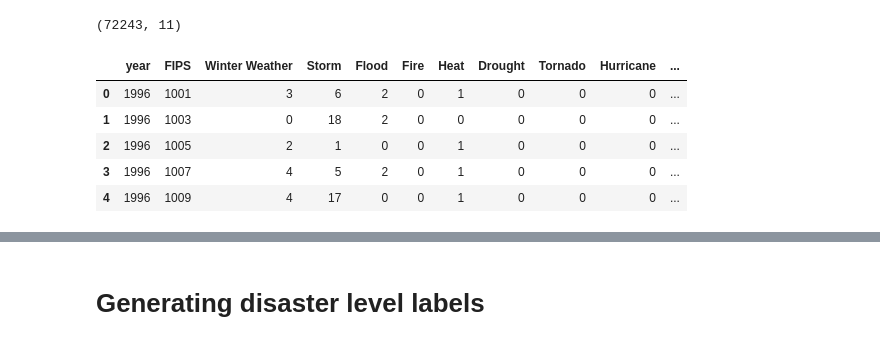
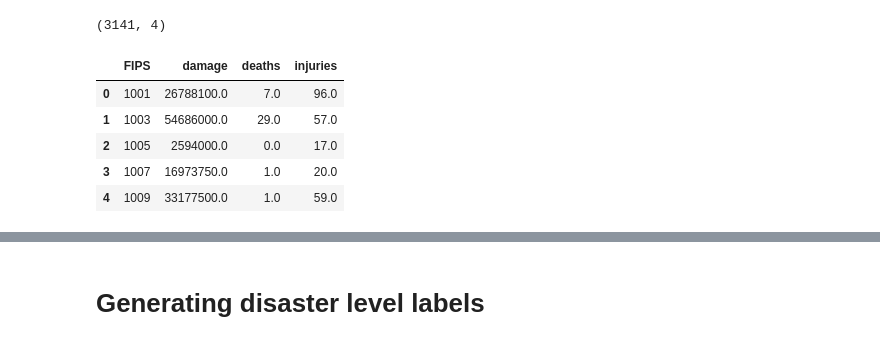
Before and after one commit to labs12-should-i-live-here/DS, a Jupyter notebook: notebooks/DMA6 - Overall disasterness.ipynb, the cells around one changed output, grey strips where cells are left out. Saved outputs shown, nothing was run; the diff lists cells and outputs as text; code cells hidden in the pictures.

Commit message:
new disasterness measures

```diff
--- a/notebooks/DMA6 - Overall disasterness.ipynb
+++ b/notebooks/DMA6 - Overall disasterness.ipynb
@@ -61,11 +62,11 @@ Join the disaster data with the county data and normalize by county area.
 # %%
-disasters = pd.read_csv('../data_output/6__danger/noaa_plus_quakes.csv')
-display(disasters)
+damages = pd.read_csv('../data_output/5__NOAA/damages_by_county.csv')
+display(damages)
 # %% [output]
-(72243, 11)
+(3141, 4)
-|  | year | FIPS | Winter Weather | Storm | Flood | Fire | Heat | Drought | Tornado | Hurricane | ... |
-| 0 | 1996 | 1001 | 3 | 6 | 2 | 0 | 1 | 0 | 0 | 0 | ... |
-| 1 | 1996 | 1003 | 0 | 18 | 2 | 0 | 0 | 0 | 0 | 0 | ... |
-| 2 | 1996 | 1005 | 2 | 1 | 0 | 0 | 1 | 0 | 0 | 0 | ... |
-| 3 | 1996 | 1007 | 4 | 5 | 2 | 0 | 1 | 0 | 0 | 0 | ... |
-| 4 | 1996 | 1009 | 4 | 17 | 0 | 0 | 1 | 0 | 0 | 0 | ... |
+|  | FIPS | damage | deaths | injuries |
+| 0 | 1001 | 26788100.0 | 7.0 | 96.0 |
+| 1 | 1003 | 54686000.0 | 29.0 | 57.0 |
+| 2 | 1005 | 2594000.0 | 0.0 | 17.0 |
+| 3 | 1007 | 16973750.0 | 1.0 | 20.0 |
+| 4 | 1009 | 33177500.0 | 1.0 | 59.0 |
```
Also changed, not shown: parts of 34 cells of this notebook.
